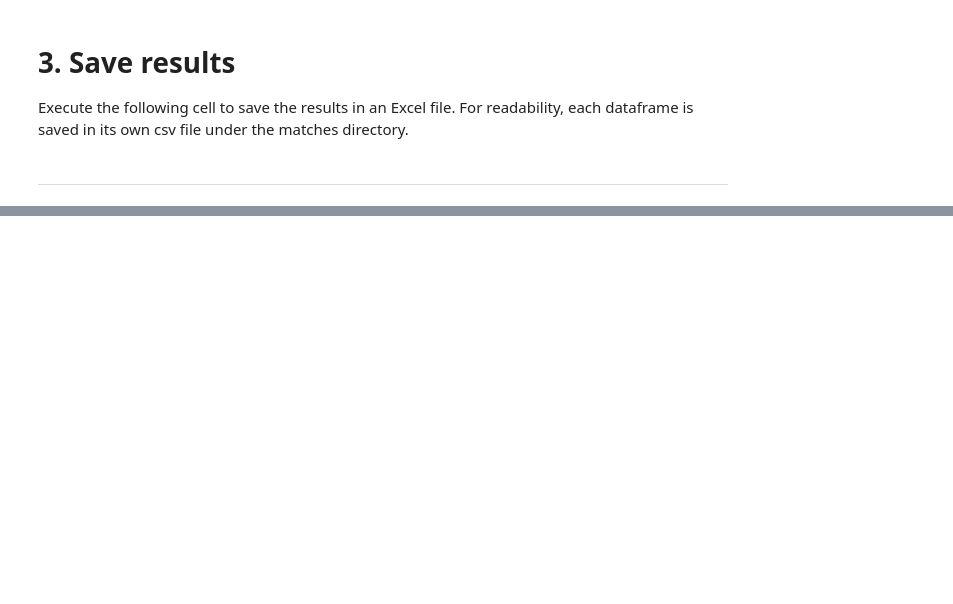
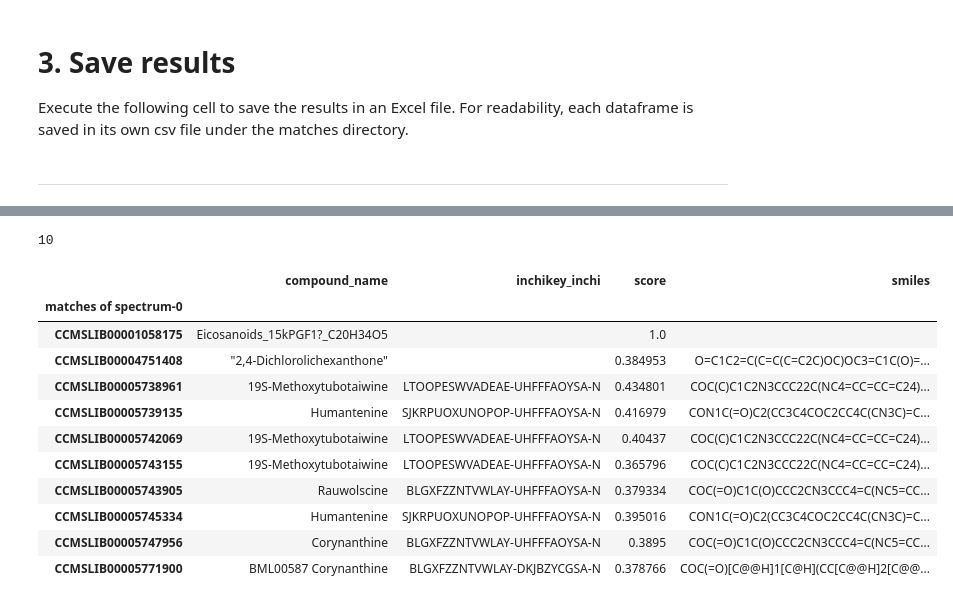
Before and after one commit to omigami/omigami, a Jupyter notebook: notebooks/spec2vec/tutorial.ipynb, the cells around one changed output, grey strips where cells are left out. Saved outputs shown, nothing was run; the diff lists cells and outputs as text; code cells hidden in the pictures; blank space fills up the shorter version.

```diff
--- a/notebooks/spec2vec/tutorial.ipynb
+++ b/notebooks/spec2vec/tutorial.ipynb
@@ -101,0 +166,18 @@ ____
+# %%
+number = 0
+print(len(spectra_matches[number]))
+spectra_matches[number]
+# %% [output]
+10
+|  | compound_name | inchikey_inchi | score | smiles |
+| matches of spectrum-0 |  |  |  |  |
+| CCMSLIB00001058175 | Eicosanoids_15kPGF1?_C20H34O5 |  | 1.0 |  |
+| CCMSLIB00004751408 | "2,4-Dichlorolichexanthone" |  | 0.384953 | O=C1C2=C(C=C(C=C2C)OC)OC3=C1C(O)=... |
+| CCMSLIB00005738961 | 19S-Methoxytubotaiwine | LTOOPESWVADEAE-UHFFFAOYSA-N | 0.434801 | COC(C)C1C2N3CCC22C(NC4=CC=CC=C24)... |
+| CCMSLIB00005739135 | Humantenine | SJKRPUOXUNOPOP-UHFFFAOYSA-N | 0.416979 | CON1C(=O)C2(CC3C4COC2CC4C(CN3C)=C... |
+| CCMSLIB00005742069 | 19S-Methoxytubotaiwine | LTOOPESWVADEAE-UHFFFAOYSA-N | 0.40437 | COC(C)C1C2N3CCC22C(NC4=CC=CC=C24)... |
+| CCMSLIB00005743155 | 19S-Methoxytubotaiwine | LTOOPESWVADEAE-UHFFFAOYSA-N | 0.365796 | COC(C)C1C2N3CCC22C(NC4=CC=CC=C24)... |
+| CCMSLIB00005743905 | Rauwolscine | BLGXFZZNTVWLAY-UHFFFAOYSA-N | 0.379334 | COC(=O)C1C(O)CCC2CN3CCC4=C(NC5=CC... |
+| CCMSLIB00005745334 | Humantenine | SJKRPUOXUNOPOP-UHFFFAOYSA-N | 0.395016 | CON1C(=O)C2(CC3C4COC2CC4C(CN3C)=C... |
+| CCMSLIB00005747956 | Corynanthine | BLGXFZZNTVWLAY-UHFFFAOYSA-N | 0.3895 | COC(=O)C1C(O)CCC2CN3CCC4=C(NC5=CC... |
+| CCMSLIB00005771900 | BML00587 Corynanthine | BLGXFZZNTVWLAY-DKJBZYCGSA-N | 0.378766 | COC(=O)[C@@H]1[C@H](CC[C@@H]2[C@@... |
```
Also changed, not shown: parts of 5 cells of this notebook, 7 other files.
